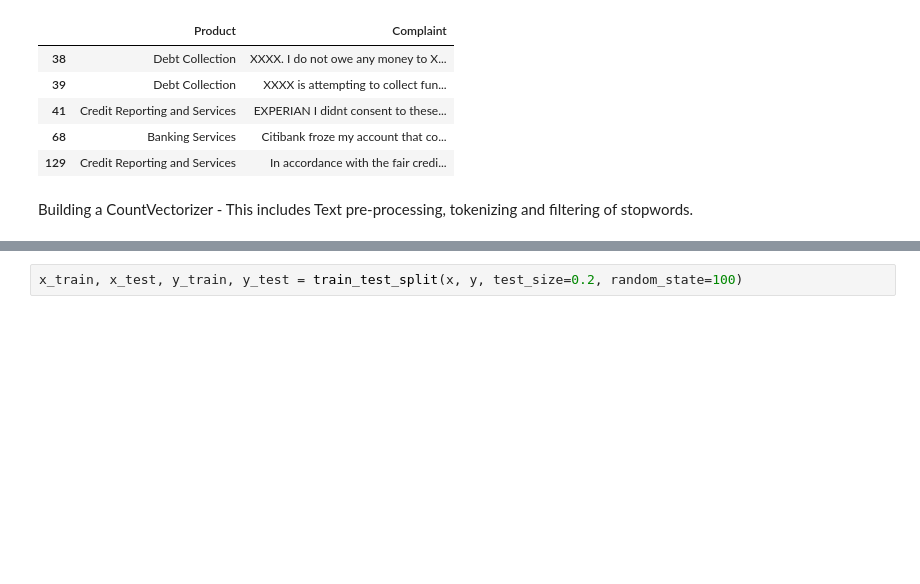
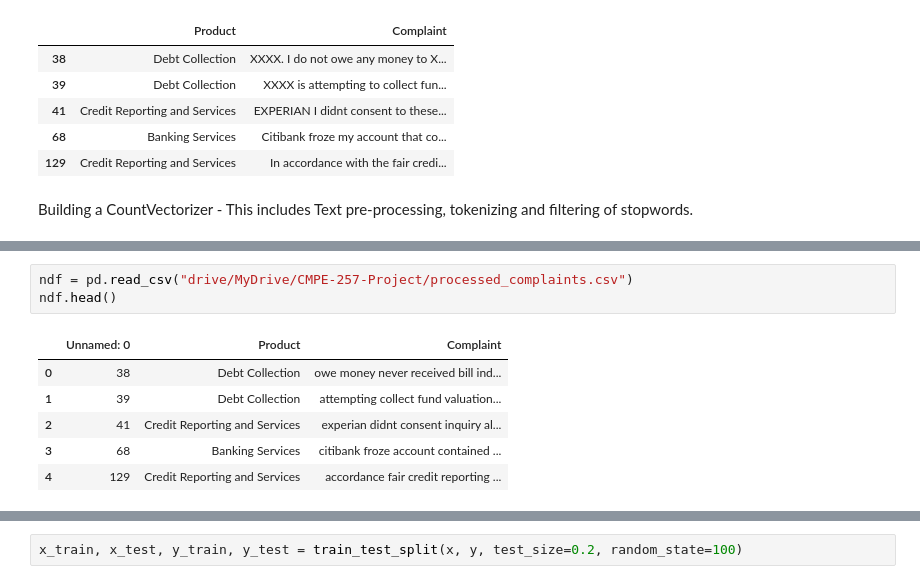
Before and after one commit to tuba-ahmed/complaint-analysis, a Jupyter notebook: code/app/05_KNNClassifier_Tuba_Ahmed.ipynb, the cells around one changed output, grey strips where cells are left out. Cells and saved outputs as stored; diff of their text form; blank space fills up the shorter version.

```diff
--- a/code/app/05_KNNClassifier_Tuba_Ahmed.ipynb
+++ b/code/app/05_KNNClassifier_Tuba_Ahmed.ipynb
@@ -87,0 +139,10 @@ array(['Debt Collection', 'Credit Reporting and Services',
+# %%
+ndf = pd.read_csv("drive/MyDrive/CMPE-257-Project/processed_complaints.csv")
+ndf.head()
+# %% [output]
+|  | Unnamed: 0 | Product | Complaint |
+| 0 | 38 | Debt Collection | owe money never received bill ind... |
+| 1 | 39 | Debt Collection | attempting collect fund valuation... |
+| 2 | 41 | Credit Reporting and Services | experian didnt consent inquiry al... |
+| 3 | 68 | Banking Services | citibank froze account contained ... |
+| 4 | 129 | Credit Reporting and Services | accordance fair credit reporting ... |
```
Also changed, not shown: parts of 16 cells of this notebook.
